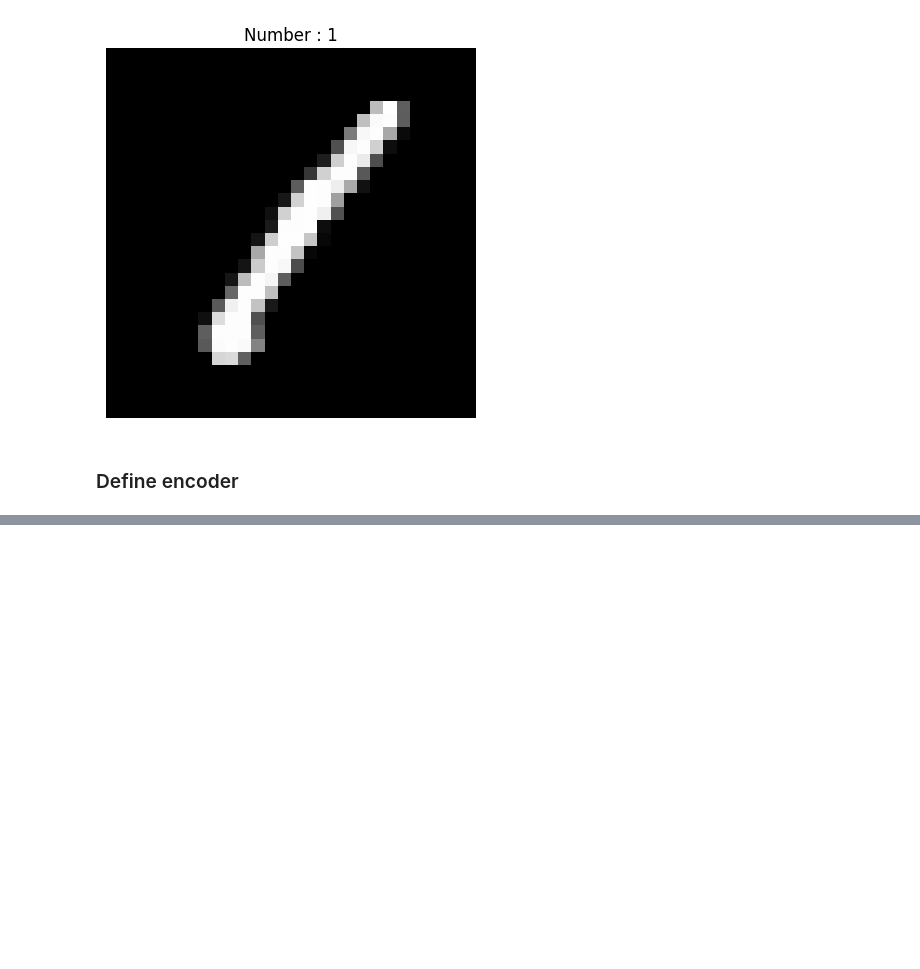
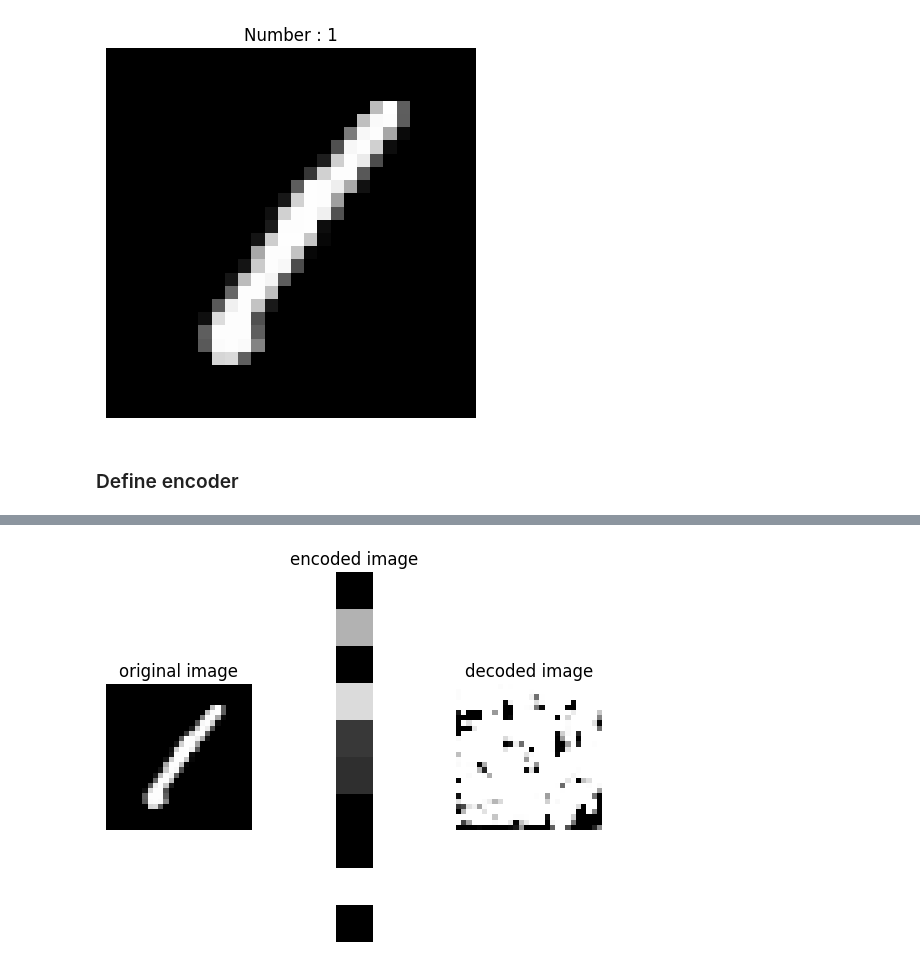
Before and after one commit to nabii-nguyenn213/From-Numpy, a Jupyter notebook: Auto_Encoder/Auto-Encoder/test.ipynb, the cells around one changed output, grey strips where cells are left out. Saved outputs shown, nothing was run; the diff lists cells and outputs as text; code cells hidden in the pictures; blank space fills up the shorter version.

```diff
--- a/Auto_Encoder/Auto-Encoder/test.ipynb
+++ b/Auto_Encoder/Auto-Encoder/test.ipynb
@@ -54,0 +110,21 @@ plt.axis("off")
+# %%
+def plot_(origin_img, encoded_img, decoded_img):
+    plt.Figure(figsize=(9, 5))
+    plt.subplot(1, 3, 1)
+    plt.imshow(origin_img, cmap='gray')
+    plt.title("original image")
+    plt.axis("off")
+
+    plt.subplot(1, 3, 2)
+    plt.imshow(encoded_img, cmap='gray')
+    plt.title("encoded image")
+    plt.axis("off")
+
+    plt.subplot(1, 3, 3)
+    plt.imshow(decoded_img, cmap='gray')
+    plt.title("decoded image")
+    plt.axis("off")
+
+plot_(origin_img=sample, encoded_img=encoded_image, decoded_img=reshape_decoded_image)
+# %% [output]
+[figure, added]
```
Also changed, not shown: parts of 32 cells of this notebook.
